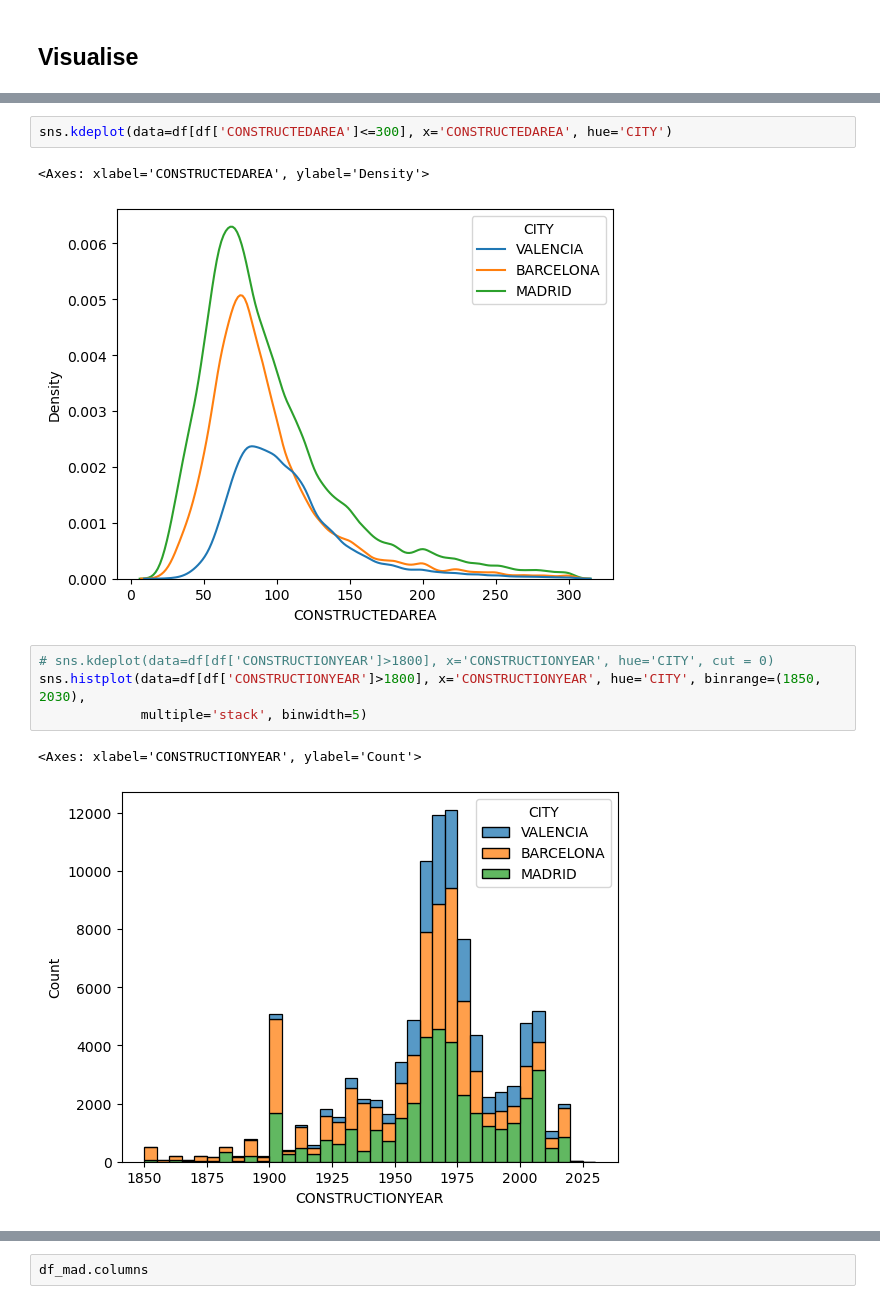
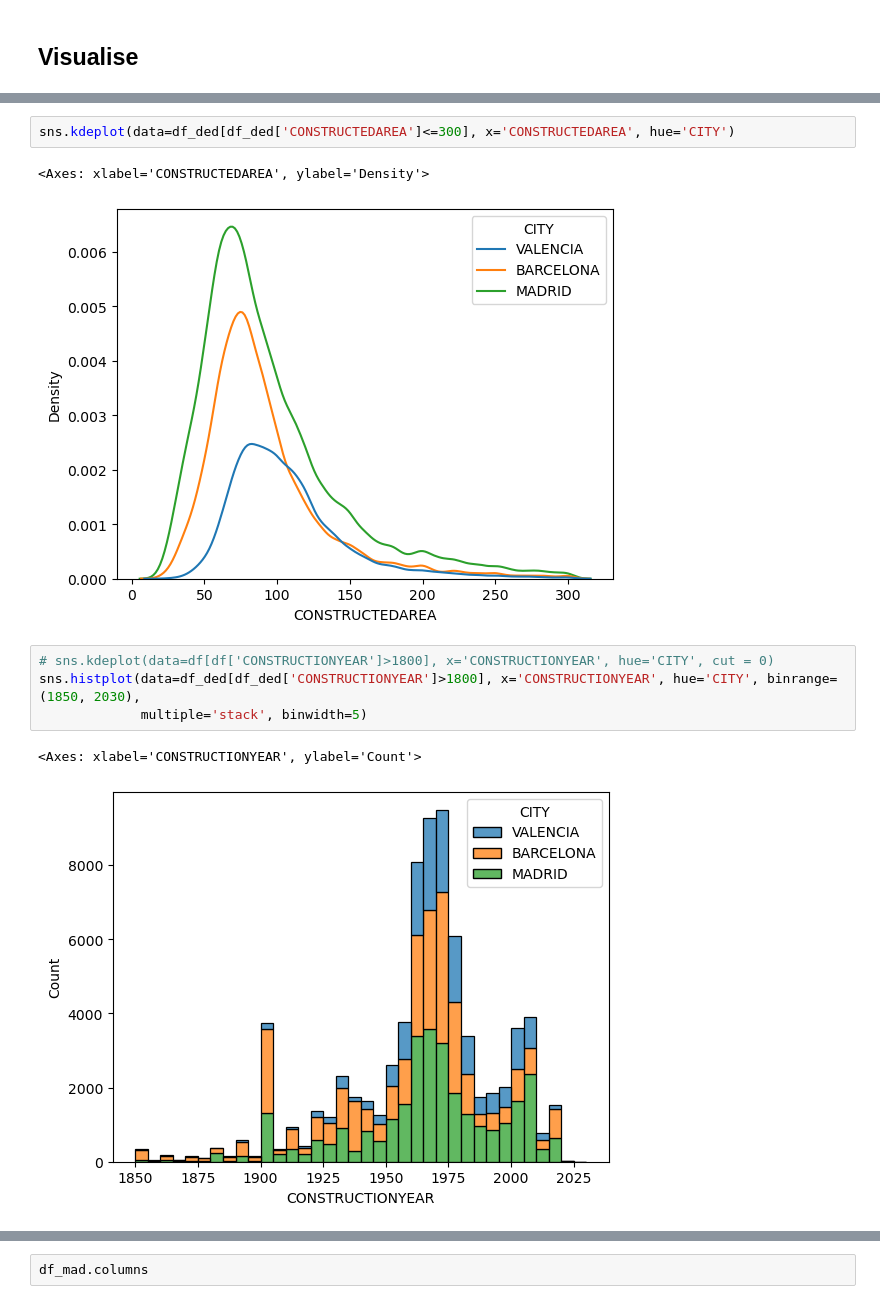
Before and after one commit to AlvaroCorrales/idealista18, a Jupyter notebook: experiments/explore.ipynb, the cells around one changed output, grey strips where cells are left out. Drawn from its saved outputs; the diff is of its cells as text.

Commit message:
Plot visualisations with deduped data

```diff
--- a/experiments/explore.ipynb
+++ b/experiments/explore.ipynb
@@ -133,15 +133,15 @@ sns.histplot(data=df, x='ROOMNUMBER', hue='CITY', binrange=(0,8), binwidth=0.5,
 # %%
-sns.kdeplot(data=df[df['CONSTRUCTEDAREA']<=300], x='CONSTRUCTEDAREA', hue='CITY')
+sns.kdeplot(data=df_ded[df_ded['CONSTRUCTEDAREA']<=300], x='CONSTRUCTEDAREA', hue='CITY')
 # %% [output]
 <Axes: xlabel='CONSTRUCTEDAREA', ylabel='Density'>
-[figure, old version]
+[figure, new version]
 # %%
 # sns.kdeplot(data=df[df['CONSTRUCTIONYEAR']>1800], x='CONSTRUCTIONYEAR', hue='CITY', cut = 0)
-sns.histplot(data=df[df['CONSTRUCTIONYEAR']>1800], x='CONSTRUCTIONYEAR', hue='CITY', binrange=(1850, 2030),
+sns.histplot(data=df_ded[df_ded['CONSTRUCTIONYEAR']>1800], x='CONSTRUCTIONYEAR', hue='CITY', binrange=(1850, 2030),
              multiple='stack', binwidth=5)
 # %% [output]
 <Axes: xlabel='CONSTRUCTIONYEAR', ylabel='Count'>
-[figure, old version]
+[figure, new version]
 # %%
 caracteristics = [
     'HASTERRACE', 'HASLIFT',
```
Also changed, not shown: parts of 5 cells of this notebook.
